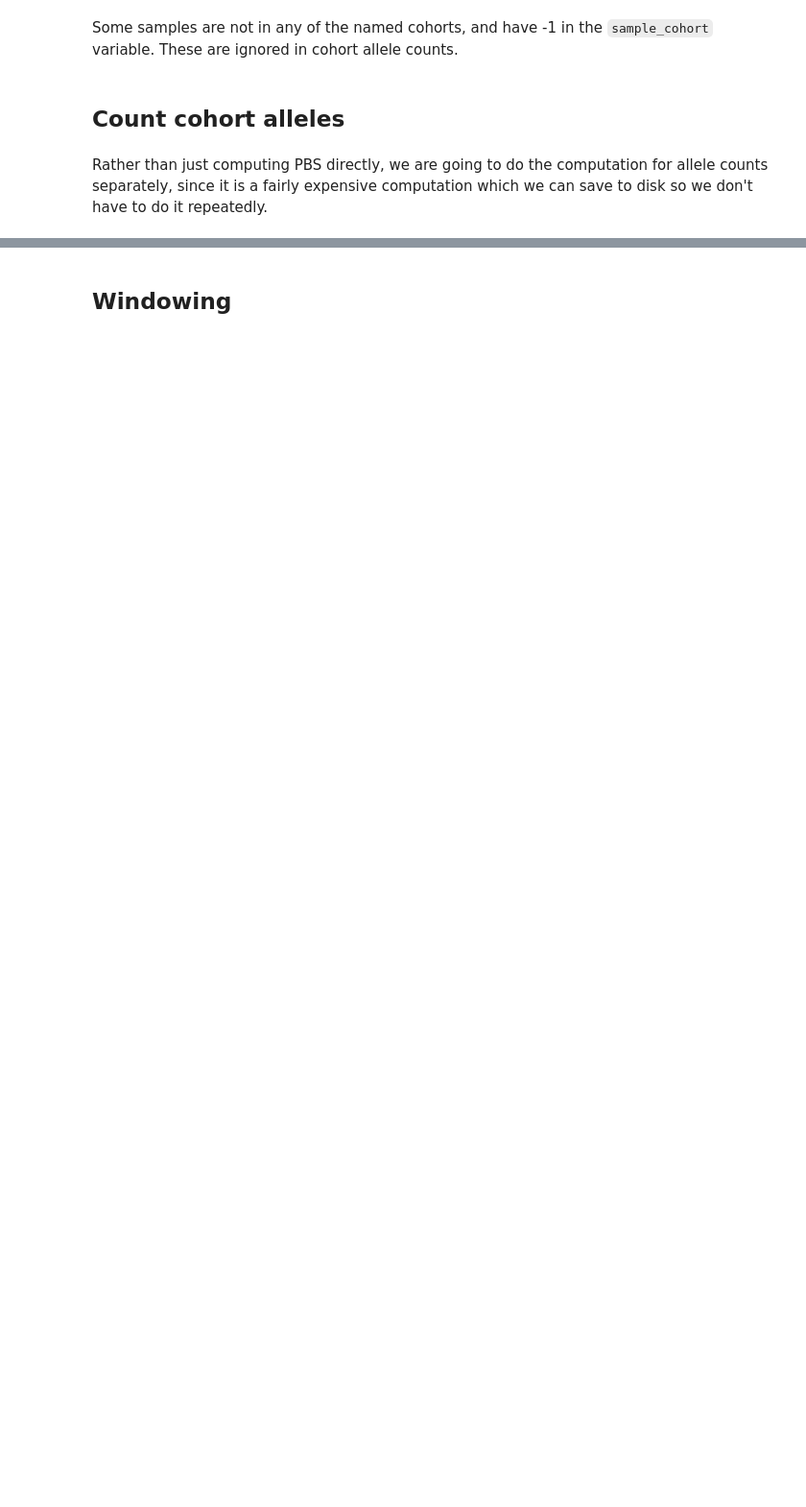
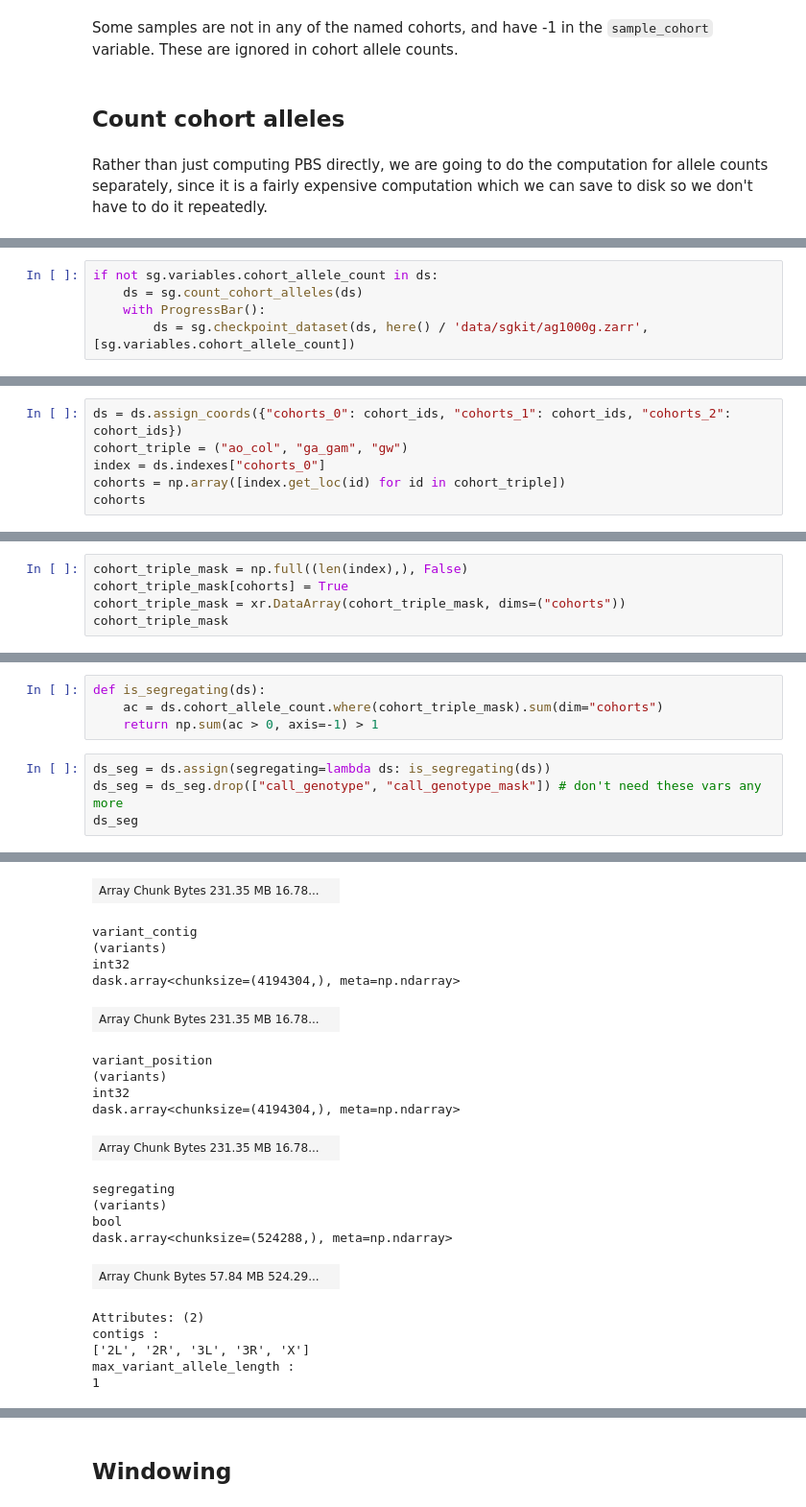
Before and after one commit to tomwhite/shiny-train, a Jupyter notebook: notebooks/gwss/sgkit_pbs.ipynb, the cells around one changed output, grey strips where cells are left out. Shown: that part at 96% size. Saved outputs shown, nothing was run; the diff lists cells and outputs as text; blank space fills up the shorter version.

```diff
--- a/notebooks/gwss/sgkit_pbs.ipynb
+++ b/notebooks/gwss/sgkit_pbs.ipynb
@@ -270,0 +238,5 @@ Data variables:
+# %%
+if not sg.variables.cohort_allele_count in ds:
+    ds = sg.count_cohort_alleles(ds)
+    with ProgressBar():
+        ds = sg.checkpoint_dataset(ds, here() / 'data/sgkit/ag1000g.zarr', [sg.variables.cohort_allele_count])
@@ -270,0 +270,6 @@ Data variables:
+# %%
+ds = ds.assign_coords({"cohorts_0": cohort_ids, "cohorts_1": cohort_ids, "cohorts_2": cohort_ids})
+cohort_triple = ("ao_col", "ga_gam", "gw")
+index = ds.indexes["cohorts_0"]
+cohorts = np.array([index.get_loc(id) for id in cohort_triple])
+cohorts
@@ -270,0 +278,5 @@ Data variables:
+# %%
+cohort_triple_mask = np.full((len(index),), False)
+cohort_triple_mask[cohorts] = True
+cohort_triple_mask = xr.DataArray(cohort_triple_mask, dims=("cohorts"))
+cohort_triple_mask
@@ -270,0 +288,9 @@ Data variables:
+# %%
+def is_segregating(ds):
+    ac = ds.cohort_allele_count.where(cohort_triple_mask).sum(dim="cohorts")
+    return np.sum(ac > 0, axis=-1) > 1
+# %%
+ds_seg = ds.assign(segregating=lambda ds: is_segregating(ds))
+ds_seg = ds_seg.drop(["call_genotype", "call_genotype_mask"]) # don't need these vars any more
+ds_seg
+# %% [output]
@@ -270,0 +324,21 @@ Data variables:
+| Array Chunk Bytes 231.35 MB 16.78... |  |
+variant_contig
+(variants)
+int32
+dask.array<chunksize=(4194304,), meta=np.ndarray>
+| Array Chunk Bytes 231.35 MB 16.78... |  |
+variant_position
+(variants)
+int32
+dask.array<chunksize=(4194304,), meta=np.ndarray>
+| Array Chunk Bytes 231.35 MB 16.78... |  |
+segregating
+(variants)
+bool
+dask.array<chunksize=(524288,), meta=np.ndarray>
+| Array Chunk Bytes 57.84 MB 524.29... |  |
+Attributes: (2)
+contigs :
+['2L', '2R', '3L', '3R', 'X']
+max_variant_allele_length :
+1
```
Also changed, not shown: parts of 39 cells of this notebook, 4 other files.
